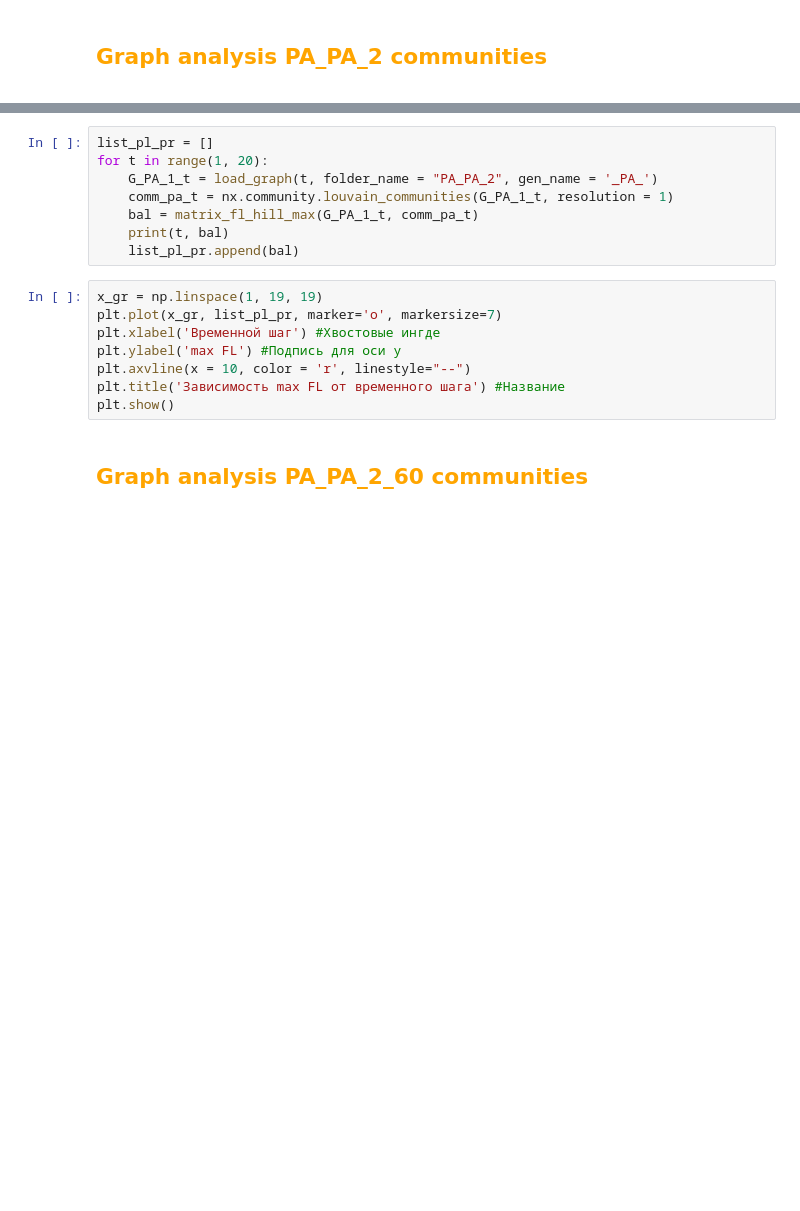
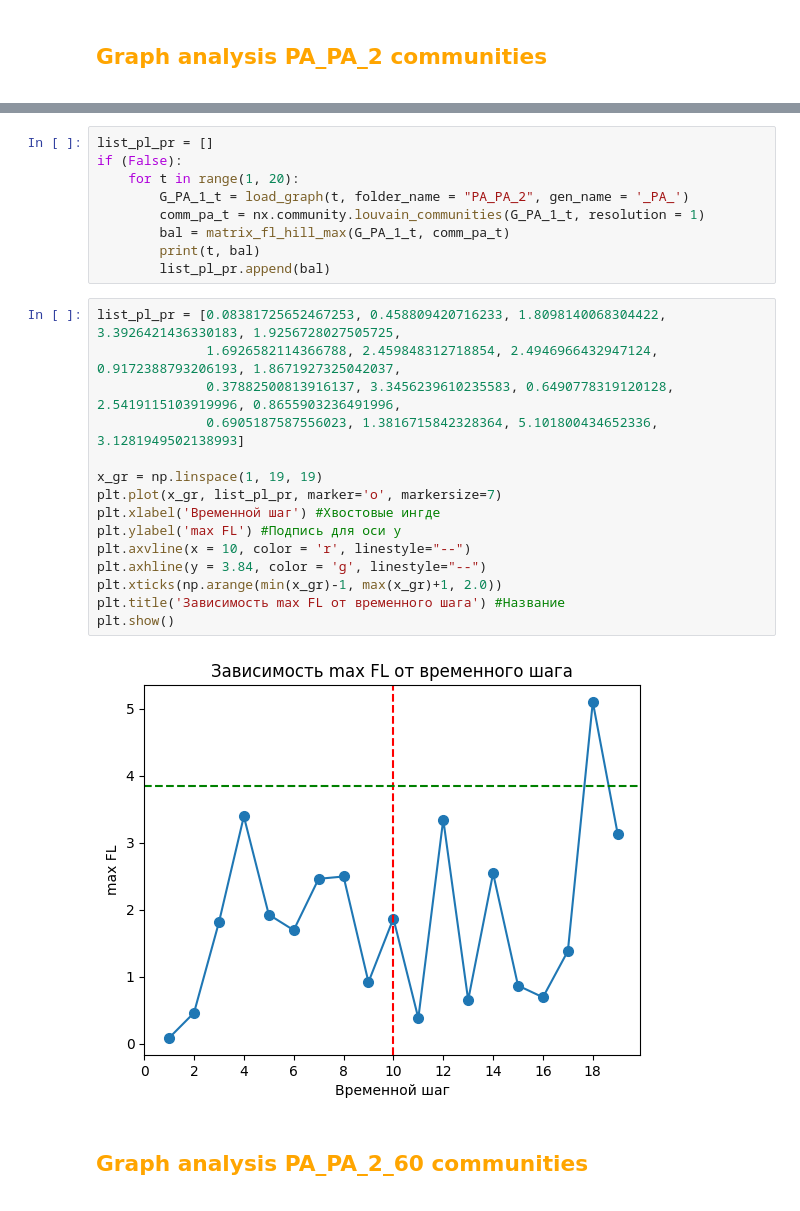
Before and after one commit to Mikhaelyes/Diploma, a Jupyter notebook: Programs/Synthetic_graph_analysis.ipynb, the cells around one changed output, grey strips where cells are left out. Saved outputs shown, nothing was run; the diff lists cells and outputs as text; blank space fills up the shorter version.

Commit message:
ABG_comm

```diff
--- a/Programs/Synthetic_graph_analysis.ipynb
+++ b/Programs/Synthetic_graph_analysis.ipynb
@@ -204,19 +222,29 @@ plt.show()
 # %%
 list_pl_pr = []
-for t in range(1, 20):
-    G_PA_1_t = load_graph(t, folder_name = "PA_PA_2", gen_name = '_PA_')
-    comm_pa_t = nx.community.louvain_communities(G_PA_1_t, resolution = 1)
-    bal = matrix_fl_hill_max(G_PA_1_t, comm_pa_t)
-    print(t, bal)
-    list_pl_pr.append(bal)
+if (False):
+    for t in range(1, 20):
+        G_PA_1_t = load_graph(t, folder_name = "PA_PA_2", gen_name = '_PA_')
+        comm_pa_t = nx.community.louvain_communities(G_PA_1_t, resolution = 1)
+        bal = matrix_fl_hill_max(G_PA_1_t, comm_pa_t)
+        print(t, bal)
+        list_pl_pr.append(bal)
 # %%
+list_pl_pr = [0.08381725652467253, 0.458809420716233, 1.8098140068304422, 3.3926421436330183, 1.9256728027505725,
+              1.6926582114366788, 2.459848312718854, 2.4946966432947124, 0.9172388793206193, 1.8671927325042037,
+              0.37882500813916137, 3.3456239610235583, 0.6490778319120128, 2.5419115103919996, 0.8655903236491996,
+              0.6905187587556023, 1.3816715842328364, 5.101800434652336, 3.1281949502138993]
+
 x_gr = np.linspace(1, 19, 19)
 plt.plot(x_gr, list_pl_pr, marker='o', markersize=7)
 plt.xlabel('Временной шаг') #Хвостовые ингде
 plt.ylabel('max FL') #Подпись для оси y
 plt.axvline(x = 10, color = 'r', linestyle="--")
+plt.axhline(y = 3.84, color = 'g', linestyle="--")
+plt.xticks(np.arange(min(x_gr)-1, max(x_gr)+1, 2.0))
 plt.title('Зависимость max FL от временного шага') #Название
 plt.show()
+# %% [output]
+[figure, added]
 # %% [markdown]
 <span style="color:orange">
 
```
Also changed, not shown: parts of 17 cells of this notebook.
